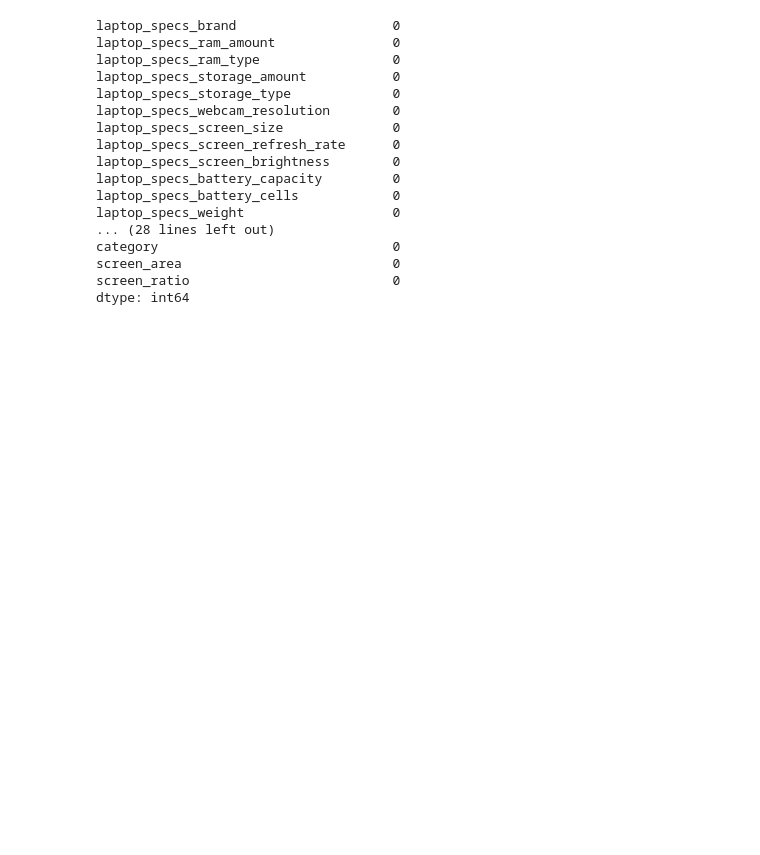
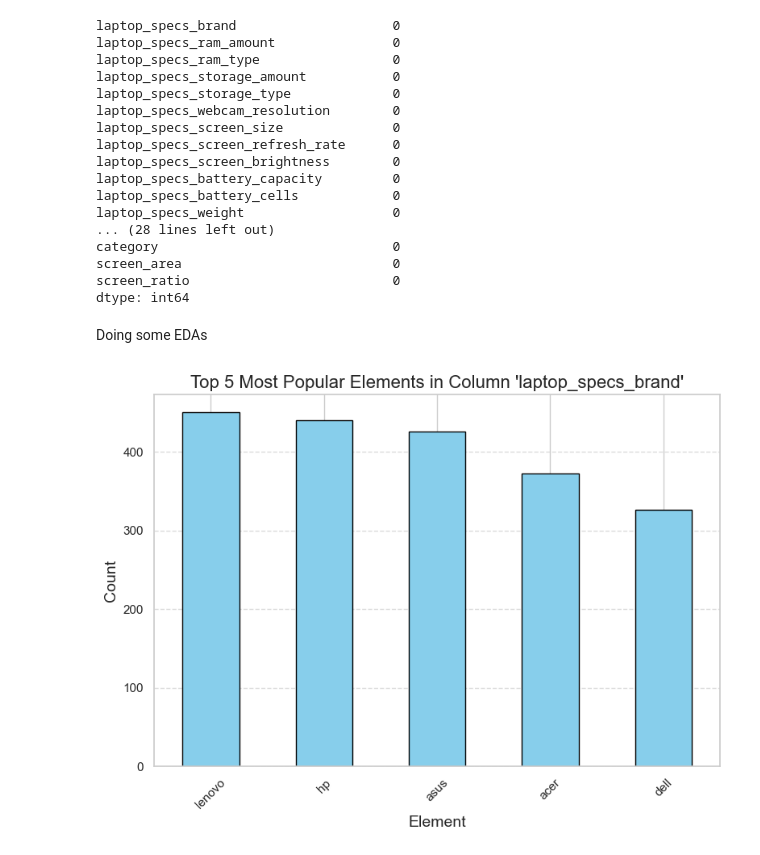
Before and after one commit to auphong2707/laptop-price-prediction-ds-prj, a Jupyter notebook: scraper/data/EDA_pipeline.ipynb, the cells around one changed output. Cells and saved outputs as stored; diff of their text form; code cells hidden in the pictures; blank space fills up the shorter version.

```diff
--- a/scraper/data/EDA_pipeline.ipynb
+++ b/scraper/data/EDA_pipeline.ipynb
@@ -282,0 +285,2 @@ df5.to_csv(output_path, index=False)
+# %% [markdown]
+Doing some EDAs
@@ -282,0 +290,19 @@ df5.to_csv(output_path, index=False)
+# %%
+def get_top(df, cat_name, top_cnt = 5):
+    top = df[cat_name].value_counts().head(top_cnt)
+
+    plt.figure(figsize=(8, 6))
+    top.plot(kind='bar', color='skyblue', edgecolor='black')
+    plt.title(f"Top 5 Most Popular Elements in Column '{cat_name}'", fontsize=16)
+    plt.xlabel("Element", fontsize=14)
+    plt.ylabel("Count", fontsize=14)
+    plt.xticks(rotation=45)
+    plt.grid(axis='y', linestyle='--', alpha=0.7)
+    plt.tight_layout()
+
+    # Show the plot
+    plt.show()
+
+get_top(data, "laptop_specs_brand", 5)
+# %% [output]
+[figure, added]
```
Also changed, not shown: parts of 10 cells of this notebook, 1 other file.
